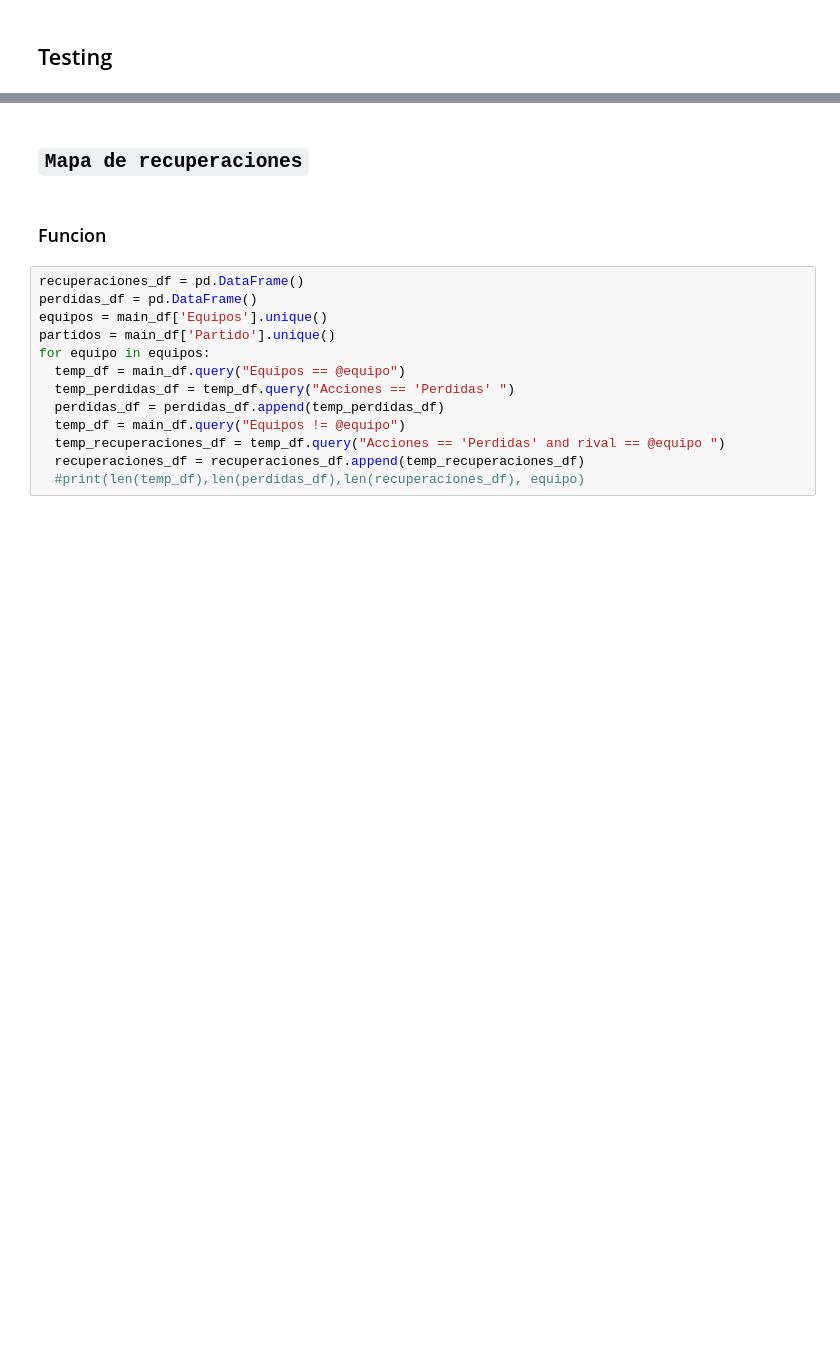
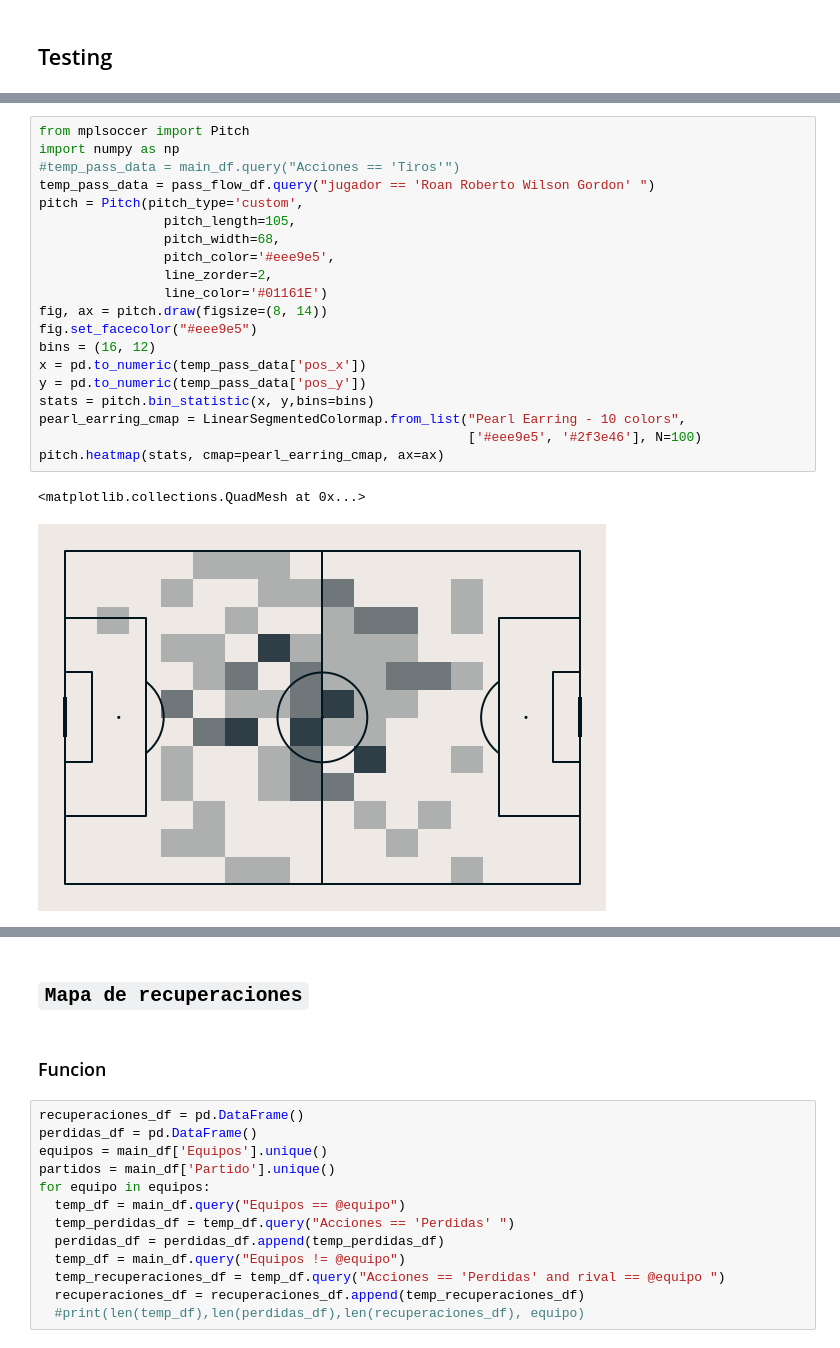
Before and after one commit to adlihs/instatXML, a Jupyter notebook: Instat_|_Pass_Map_dataframe.ipynb, the cells around one changed output, grey strips where cells are left out. Drawn from its saved outputs; the diff is of its cells as text; blank space fills up the shorter version.

```diff
--- a/Instat_|_Pass_Map_dataframe.ipynb
+++ b/Instat_|_Pass_Map_dataframe.ipynb
@@ -1000,0 +996,23 @@ pass_flow_df.head()
+# %%
+from mplsoccer import Pitch
+import numpy as np
+#temp_pass_data = main_df.query("Acciones == 'Tiros'")
+temp_pass_data = pass_flow_df.query("jugador == 'Roan Roberto Wilson Gordon' ")
+pitch = Pitch(pitch_type='custom',
+                pitch_length=105,
+                pitch_width=68,
+                pitch_color='#eee9e5',
+                line_zorder=2,
+                line_color='#01161E')
+fig, ax = pitch.draw(figsize=(8, 14))
+fig.set_facecolor("#eee9e5")
+bins = (16, 12)
+x = pd.to_numeric(temp_pass_data['pos_x'])
+y = pd.to_numeric(temp_pass_data['pos_y'])
+stats = pitch.bin_statistic(x, y,bins=bins)
+pearl_earring_cmap = LinearSegmentedColormap.from_list("Pearl Earring - 10 colors",
+                                                       ['#eee9e5', '#2f3e46'], N=100)
+pitch.heatmap(stats, cmap=pearl_earring_cmap, ax=ax)
+# %% [output]
+<matplotlib.collections.QuadMesh at 0x...>
+[figure, added]
```
Also changed, not shown: parts of 24 cells of this notebook.
